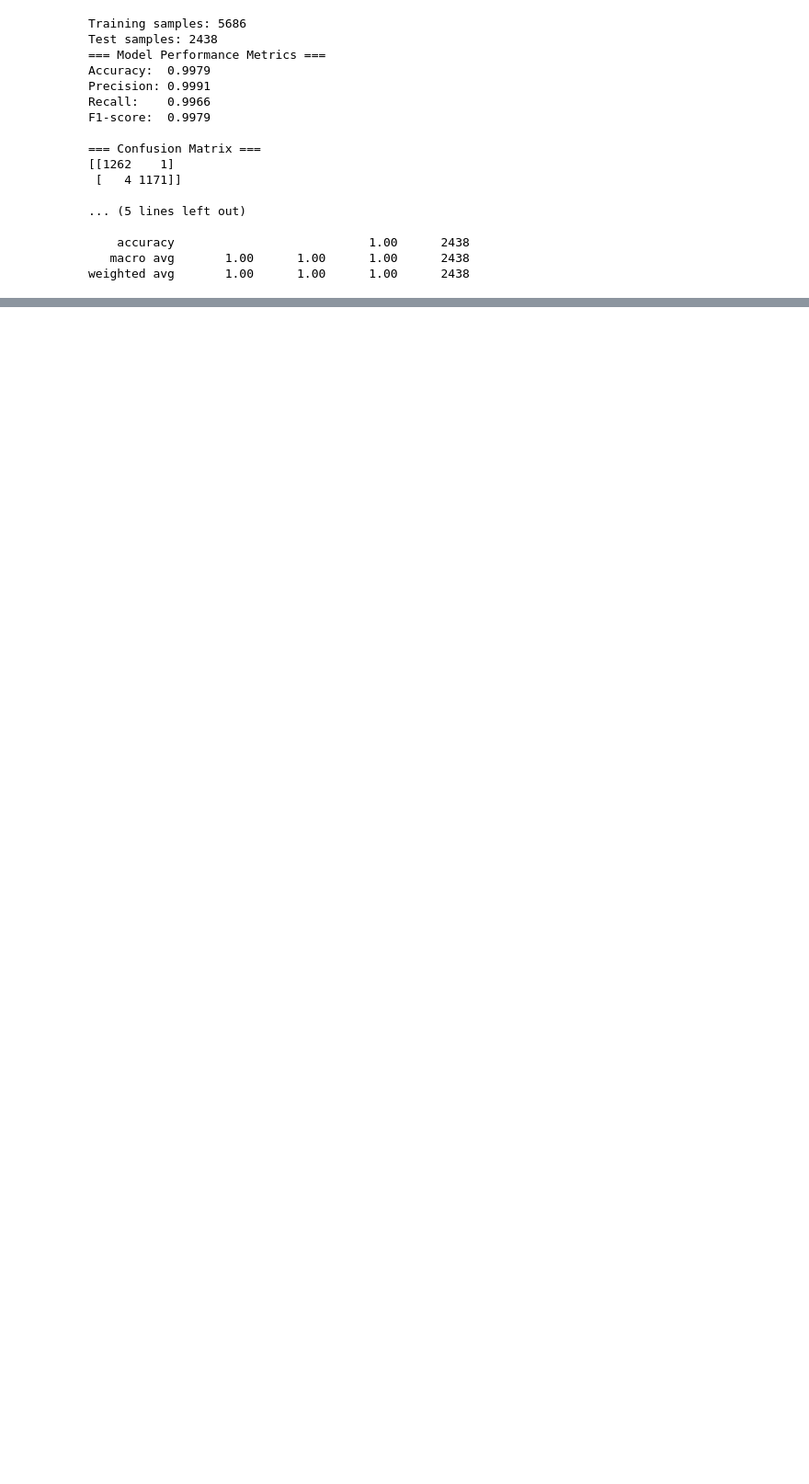
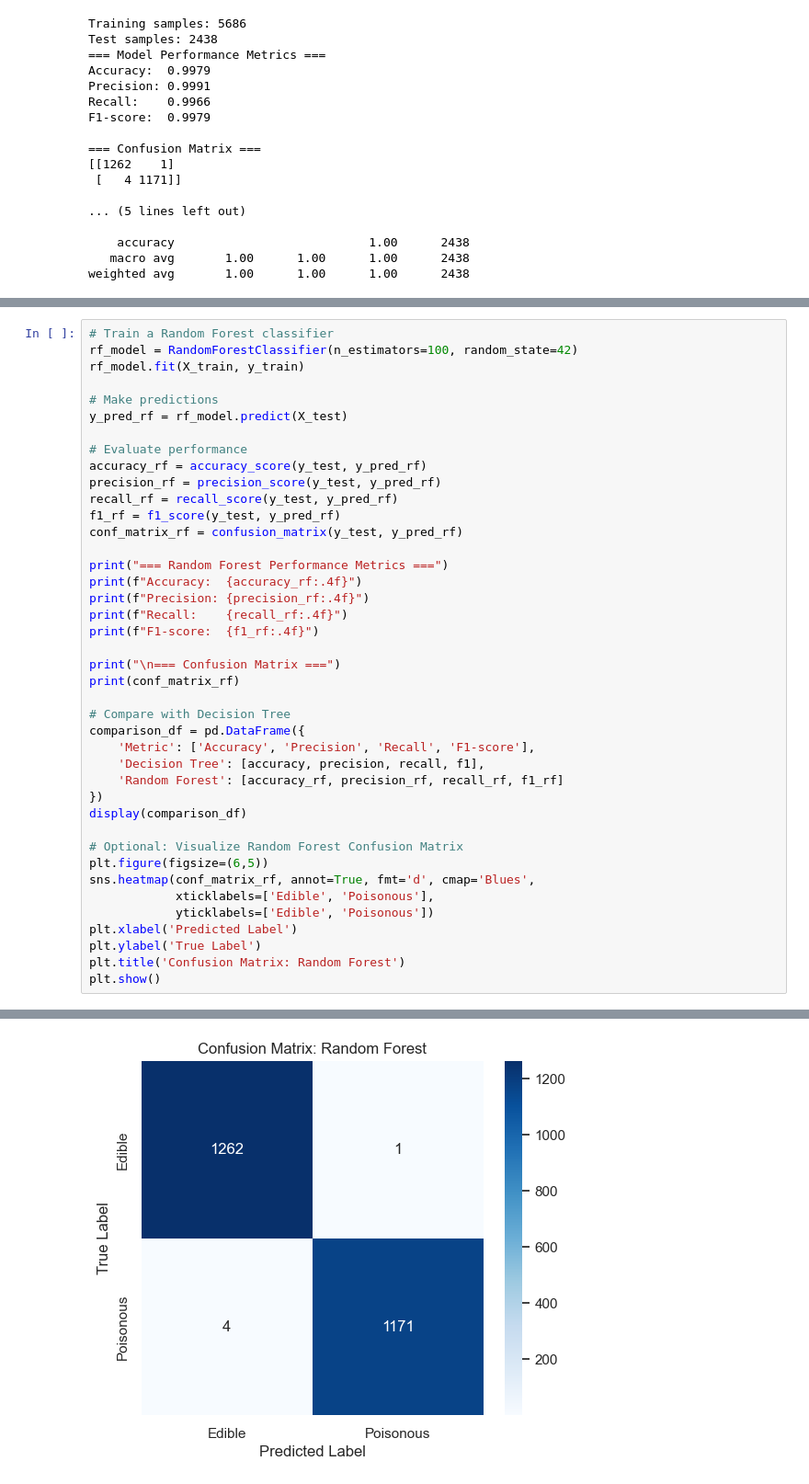
Before and after one commit to LFoster03/ml-midterm-foster, a Jupyter notebook: classification_foster.ipynb, the cells around one changed output, grey strips where cells are left out. Shown at 92% size. Saved outputs shown, nothing was run; the diff lists cells and outputs as text; blank space fills up the shorter version.

```diff
--- a/classification_foster.ipynb
+++ b/classification_foster.ipynb
@@ -428,0 +461,42 @@ weighted avg       1.00      1.00      1.00      2438
+# %%
+# Train a Random Forest classifier
+rf_model = RandomForestClassifier(n_estimators=100, random_state=42)
+rf_model.fit(X_train, y_train)
+
+# Make predictions
+y_pred_rf = rf_model.predict(X_test)
+
+# Evaluate performance
+accuracy_rf = accuracy_score(y_test, y_pred_rf)
+precision_rf = precision_score(y_test, y_pred_rf)
+recall_rf = recall_score(y_test, y_pred_rf)
+f1_rf = f1_score(y_test, y_pred_rf)
+conf_matrix_rf = confusion_matrix(y_test, y_pred_rf)
+
+print("=== Random Forest Performance Metrics ===")
+print(f"Accuracy:  {accuracy_rf:.4f}")
+print(f"Precision: {precision_rf:.4f}")
+print(f"Recall:    {recall_rf:.4f}")
+print(f"F1-score:  {f1_rf:.4f}")
+
+print("\n=== Confusion Matrix ===")
+print(conf_matrix_rf)
+
+# Compare with Decision Tree
+comparison_df = pd.DataFrame({
+    'Metric': ['Accuracy', 'Precision', 'Recall', 'F1-score'],
+    'Decision Tree': [accuracy, precision, recall, f1],
+    'Random Forest': [accuracy_rf, precision_rf, recall_rf, f1_rf]
+})
+display(comparison_df)
+
+# Optional: Visualize Random Forest Confusion Matrix
+plt.figure(figsize=(6,5))
+sns.heatmap(conf_matrix_rf, annot=True, fmt='d', cmap='Blues',
+            xticklabels=['Edible', 'Poisonous'],
+            yticklabels=['Edible', 'Poisonous'])
+plt.xlabel('Predicted Label')
+plt.ylabel('True Label')
+plt.title('Confusion Matrix: Random Forest')
+plt.show()
+# %% [output]
@@ -428,0 +517 @@ weighted avg       1.00      1.00      1.00      2438
+[figure, added]
```
Also changed, not shown: parts of 11 cells of this notebook, 1 other file.
